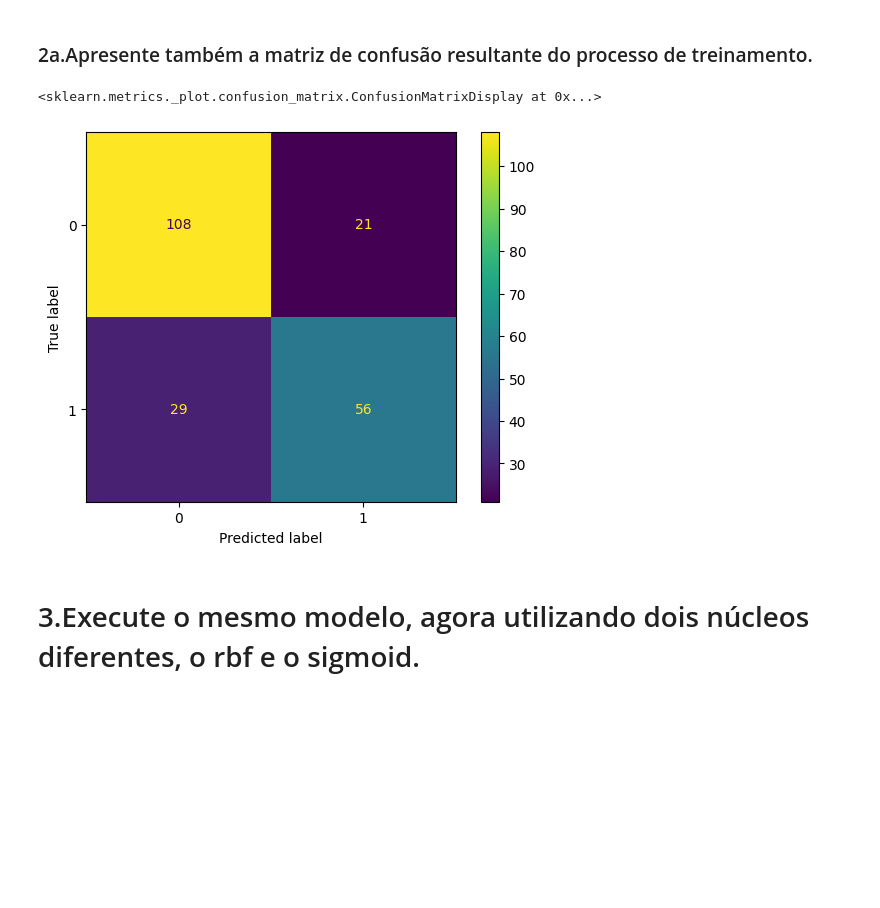
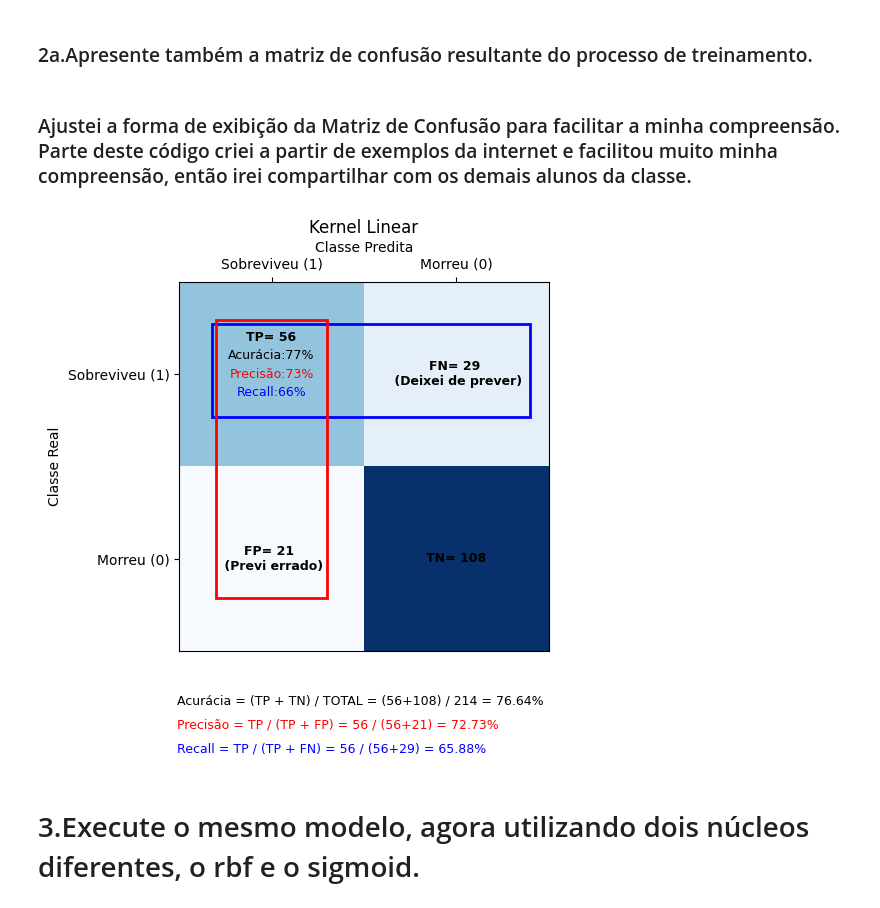
Before and after one commit to rodrigo1992-cmyk/Faculdade, a Jupyter notebook: Notebooks/rodrigo_mesquita_DR3_TP2.ipynb, the cells around one changed output. Cells and saved outputs as stored; diff of their text form; code cells hidden in the pictures; blank space fills up the shorter version.

```diff
--- a/Notebooks/rodrigo_mesquita_DR3_TP2.ipynb
+++ b/Notebooks/rodrigo_mesquita_DR3_TP2.ipynb
@@ -96,12 +97,5 @@ print(classification_report(y_test, y_pred))
 weighted avg       0.76      0.77      0.76       214
 # %% [markdown]
 ### 2a.Apresente também a matriz de confusão resultante do processo de treinamento.
-# %%
-# Avaliando o resultado
-cm = metrics.confusion_matrix(y_test, y_pred)
-
-disp = metrics.ConfusionMatrixDisplay(confusion_matrix=cm, display_labels=model.classes_)
-disp.plot()
-# %% [output]
-<sklearn.metrics._plot.confusion_matrix.ConfusionMatrixDisplay at 0x...>
-[figure, removed]
+# %% [markdown]
+### Ajustei a forma de exibição da Matriz de Confusão para facilitar a minha compreensão. Parte deste código criei a partir de exemplos da internet e facilitou muito minha compreensão, então irei compartilhar com os demais alunos da classe.
@@ -108,3 +174,8 @@ disp.plot()
+# %%
+cm_lin = metrics.confusion_matrix(y_test, y_pred)
+plot_cm(cm_lin, titulo = 'Kernel Linear')
+# %% [output]
+[figure, added]
 # %% [markdown]
 # 3.Execute o mesmo modelo, agora utilizando dois núcleos diferentes, o rbf e o sigmoid.
 # %%
```
Also changed, not shown: parts of 4 cells of this notebook.
